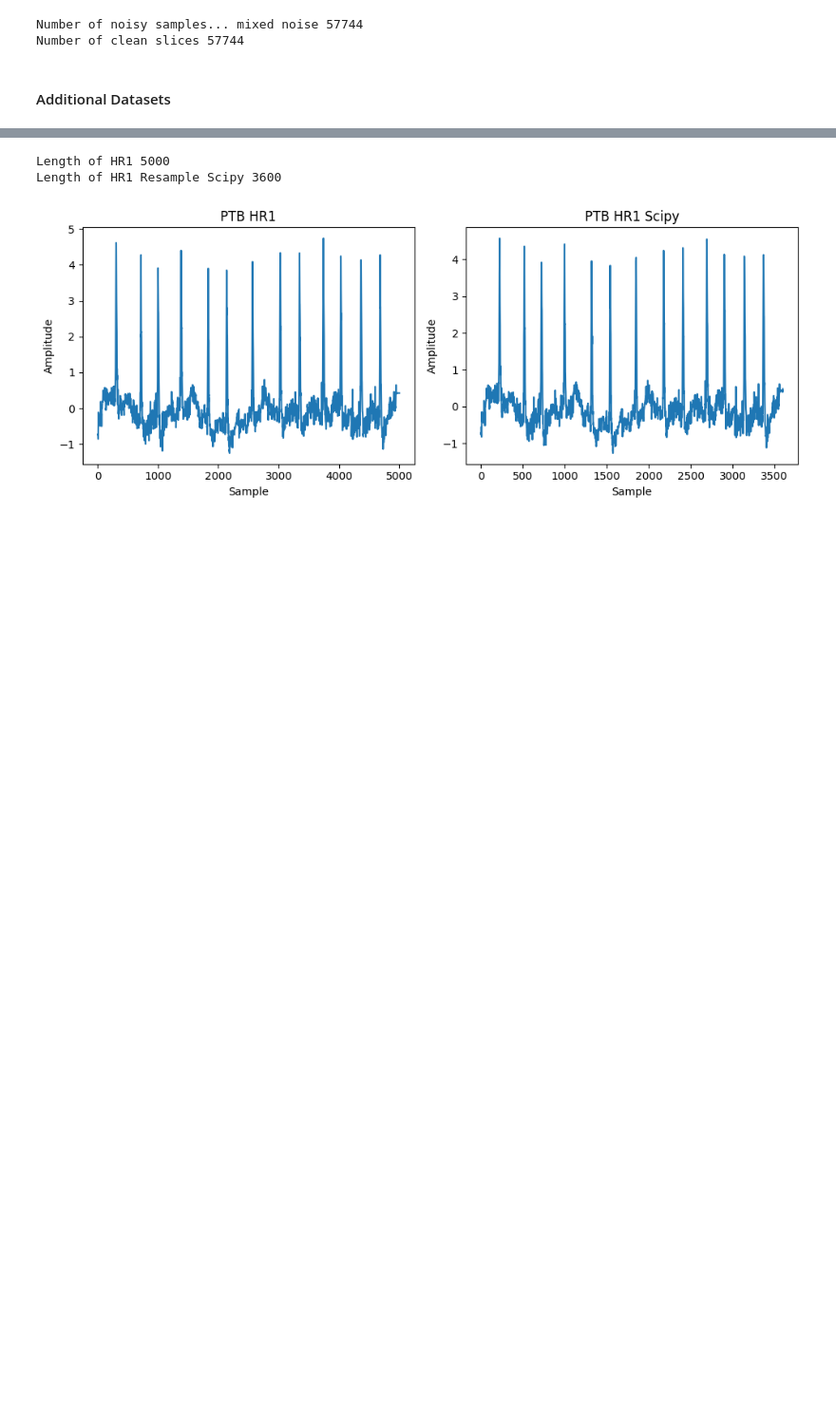
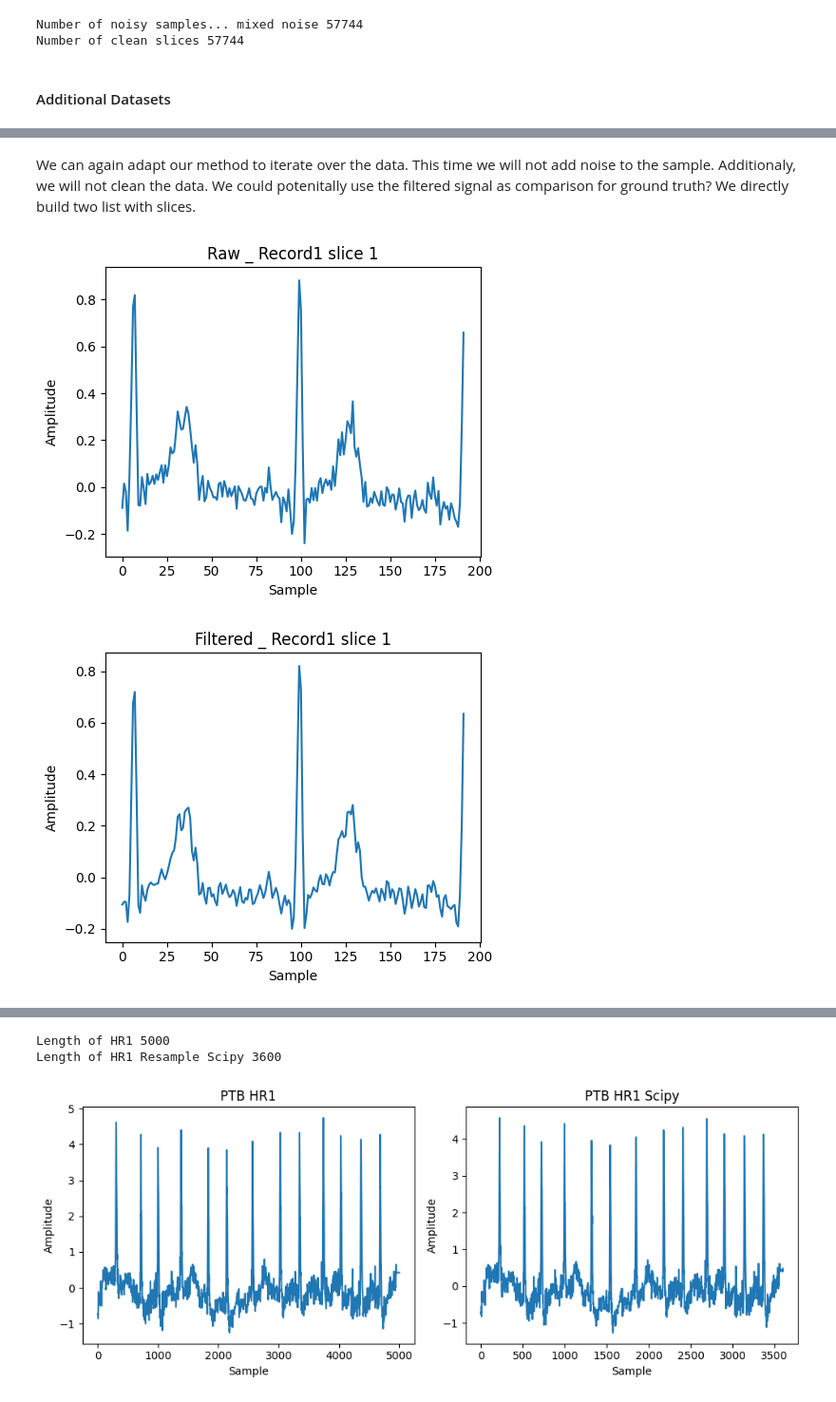
Before and after one commit to piedeboer96/ECG-Signal-Denoising, a Jupyter notebook: ecg_build_datasets_NEW.ipynb, the cells around one changed output, grey strips where cells are left out. Shown: that part at 95% size. Saved outputs shown, nothing was run; the diff lists cells and outputs as text; code cells hidden in the pictures; blank space fills up the shorter version.

```diff
--- a/ecg_build_datasets_NEW.ipynb
+++ b/ecg_build_datasets_NEW.ipynb
@@ -398 +385,76 @@ Duration in seconds 20.0
+# %% [markdown]
+We can again adapt our method to iterate over the data. This time we will not add noise to the sample. Additionaly, we will not clean the data. We could potenitally use the filtered signal as comparison for ground truth? We directly build two list with slices.
+# %%
+import os
+import wfdb
+
+def generate_slices_ecg_id(path_to_ecg_database, limit=20000):
+    # List
+    list_of_raw_slices = []
+    list_of_filtered_slices = []
+
+    # Length of slice
+    sampto = 192
+
+    # Counter for limiting files processed
+    file_counter = 0
+
+    # Iterate over subfolders sorted from Person_01 to Person_90
+    for folder in sorted(os.listdir(path_to_ecg_database)):
+        if file_counter >= limit:
+            break  # Break the loop if the limit is reached
+
+        # Check if folder is named Person_XX
+        if folder.startswith('Person_'):
+            folder_path = os.path.join(path_to_ecg_database, folder)
+
+            # print('Foldler path', folder_path)
+
+            # Iterate over files in subfolder
+            for file_name in os.listdir(folder_path):
+                if file_counter >= limit:
+                    break  # Break the loop if the limit is reached
+
+                if file_name.endswith('.dat'):
+                    # LOAD RECORD
+                    record_number = file_name.split('.')[0]
+                    record_path = os.path.join(folder_path, record_number)
+                    record = wfdb.rdsamp(record_path)
+
+                    # print('Record number', record_number)
+
+                    # If the record is found
+                    if record:
+                        ecg_signal_raw = record[0][:, 0]
+                        ecg_signal_filtered = record[0][:, 1]
+
+                        # DOWNSAMPLE
+                        ecg_signal_raw_down = resample_signal(ecg_signal_raw, 500, 128)
+                        ecg_signal_filtered_down = resample_signal(ecg_signal_filtered, 500, 128)
+
+                        # BUILD SLICES
+                        slices_raw = slice_ecg_signal(ecg_signal_raw_down, slice_duration=sampto)
+                        slices_filtered = slice_ecg_signal(ecg_signal_filtered_down, slice_duration=sampto)
+
+                        # BUILD DICT
+                        list_of_raw_slices.append(slices_raw)
+                        list_of_filtered_slices.append(slices_filtered)
+
+                        file_counter += 1
+
+    return list_of_raw_slices, list_of_filtered_slices
+
+path_to_ecg_database = 'data/ecg-id'
+list_of_raw_slices, list_of_filtered_slices = generate_slices_ecg_id(path_to_ecg_database,20000)
+
+x = int(np.random())       # record x  (TOTAL=)
+y = 1       # slice number y
+
+plot_multiple_timeseries([list_of_raw_slices[x][y]], ['Raw _ Record' + str(x) + ' slice ' + str(y)])
+plot_multiple_timeseries([list_of_filtered_slices[x][y]], ['Filtered _ Record' + str(x) + ' slice ' + str(y)])
+
+# TODO: flatten the data
+# %% [output]
+[figure, added]
+[figure, added]
 # %% [markdown]
```
Also changed, not shown: parts of 19 cells of this notebook, 7 other files.
